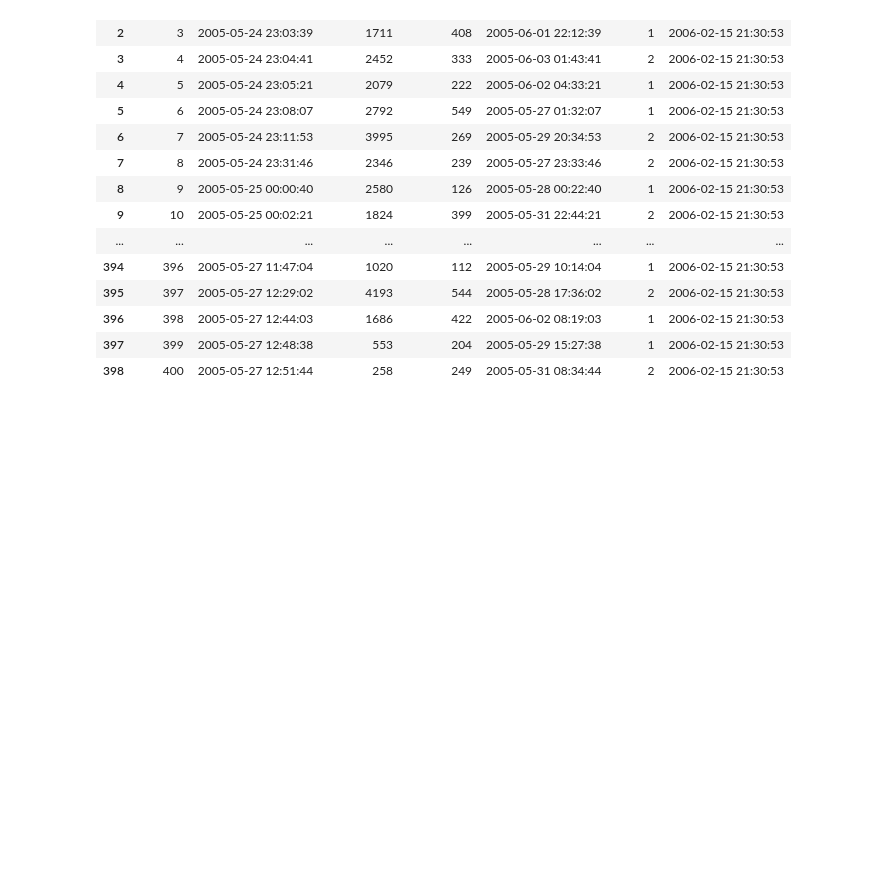
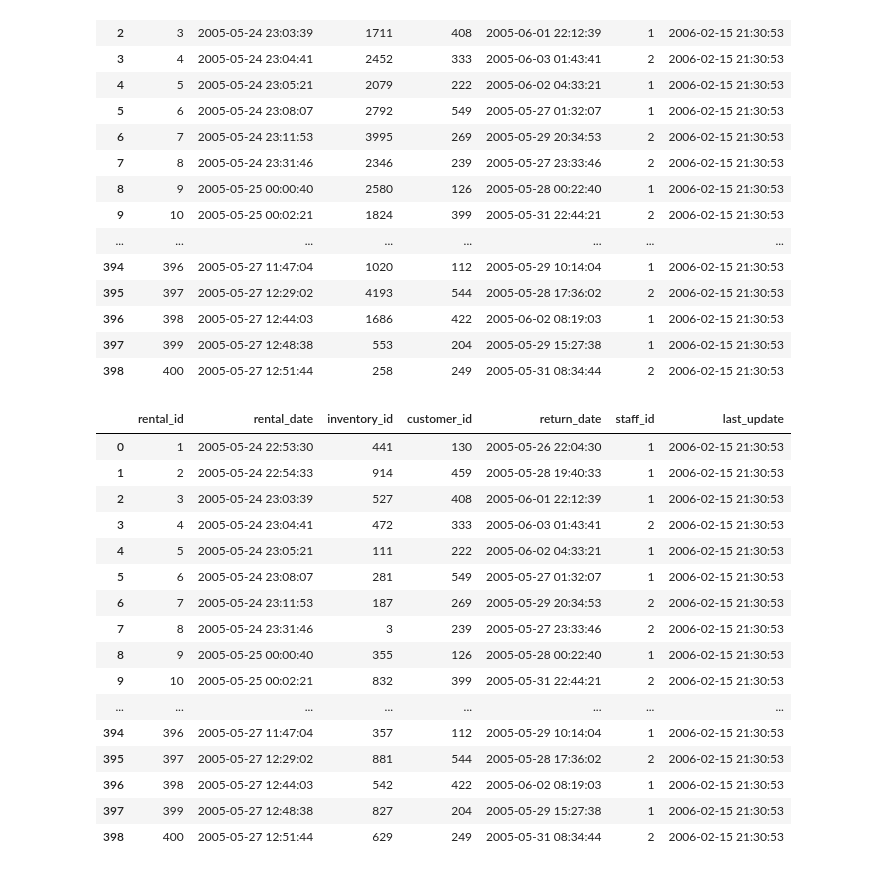
Before and after one commit to luisgh87/Blockbuster_Project_2, a Jupyter notebook: rental_cleansing.ipynb, the cells around one changed output. Saved outputs shown, nothing was run; the diff lists cells and outputs as text; code cells hidden in the pictures; blank space fills up the shorter version.

```diff
--- a/rental_cleansing.ipynb
+++ b/rental_cleansing.ipynb
@@ -76,3 +76,39 @@ rental
 | 396 | 398 | 2005-05-27 12:44:03 | 1686 | 422 | 2005-06-02 08:19:03 | 1 | 2006-02-15 21:30:53 |
 | 397 | 399 | 2005-05-27 12:48:38 | 553 | 204 | 2005-05-29 15:27:38 | 1 | 2006-02-15 21:30:53 |
 | 398 | 400 | 2005-05-27 12:51:44 | 258 | 249 | 2005-05-31 08:34:44 | 2 | 2006-02-15 21:30:53 |
+# %%
+# Crear lista 1001 numeros random que no se repitan para asignar a la columna "inventory_id"
+
+import random
+
+randomlist = []
+
+for i in range(1,1001):
+    n = random.randint(1,1001)
+    randomlist.append(n)
+
+randomlist
+
+# Asignar la lista a la columna "inventory_id"
+
+rental["inventory_id"] = randomlist
+
+rental
+# %% [output]
+|  | rental_id | rental_date | inventory_id | customer_id | return_date | staff_id | last_update |
+| 0 | 1 | 2005-05-24 22:53:30 | 441 | 130 | 2005-05-26 22:04:30 | 1 | 2006-02-15 21:30:53 |
+| 1 | 2 | 2005-05-24 22:54:33 | 914 | 459 | 2005-05-28 19:40:33 | 1 | 2006-02-15 21:30:53 |
+| 2 | 3 | 2005-05-24 23:03:39 | 527 | 408 | 2005-06-01 22:12:39 | 1 | 2006-02-15 21:30:53 |
+| 3 | 4 | 2005-05-24 23:04:41 | 472 | 333 | 2005-06-03 01:43:41 | 2 | 2006-02-15 21:30:53 |
+| 4 | 5 | 2005-05-24 23:05:21 | 111 | 222 | 2005-06-02 04:33:21 | 1 | 2006-02-15 21:30:53 |
+| 5 | 6 | 2005-05-24 23:08:07 | 281 | 549 | 2005-05-27 01:32:07 | 1 | 2006-02-15 21:30:53 |
+| 6 | 7 | 2005-05-24 23:11:53 | 187 | 269 | 2005-05-29 20:34:53 | 2 | 2006-02-15 21:30:53 |
+| 7 | 8 | 2005-05-24 23:31:46 | 3 | 239 | 2005-05-27 23:33:46 | 2 | 2006-02-15 21:30:53 |
+| 8 | 9 | 2005-05-25 00:00:40 | 355 | 126 | 2005-05-28 00:22:40 | 1 | 2006-02-15 21:30:53 |
+| 9 | 10 | 2005-05-25 00:02:21 | 832 | 399 | 2005-05-31 22:44:21 | 2 | 2006-02-15 21:30:53 |
+| ... | ... | ... | ... | ... | ... | ... | ... |
+| 394 | 396 | 2005-05-27 11:47:04 | 357 | 112 | 2005-05-29 10:14:04 | 1 | 2006-02-15 21:30:53 |
+| 395 | 397 | 2005-05-27 12:29:02 | 881 | 544 | 2005-05-28 17:36:02 | 2 | 2006-02-15 21:30:53 |
+| 396 | 398 | 2005-05-27 12:44:03 | 542 | 422 | 2005-06-02 08:19:03 | 1 | 2006-02-15 21:30:53 |
+| 397 | 399 | 2005-05-27 12:48:38 | 827 | 204 | 2005-05-29 15:27:38 | 1 | 2006-02-15 21:30:53 |
+| 398 | 400 | 2005-05-27 12:51:44 | 629 | 249 | 2005-05-31 08:34:44 | 2 | 2006-02-15 21:30:53 |
```
Also changed, not shown: 6 other files.
